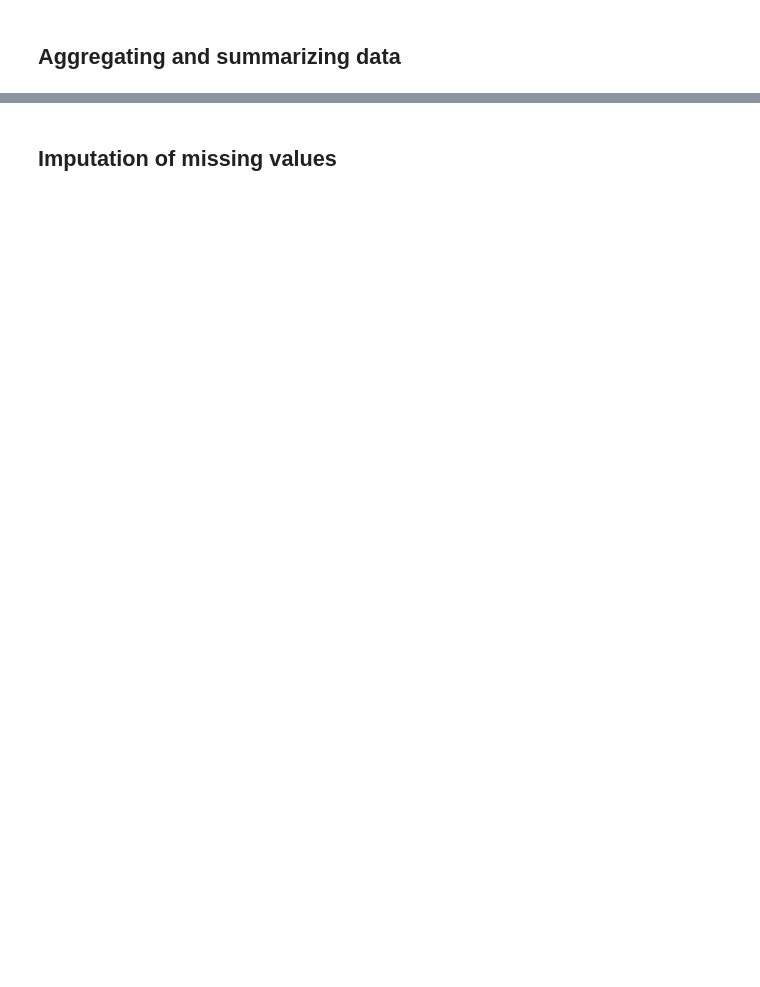
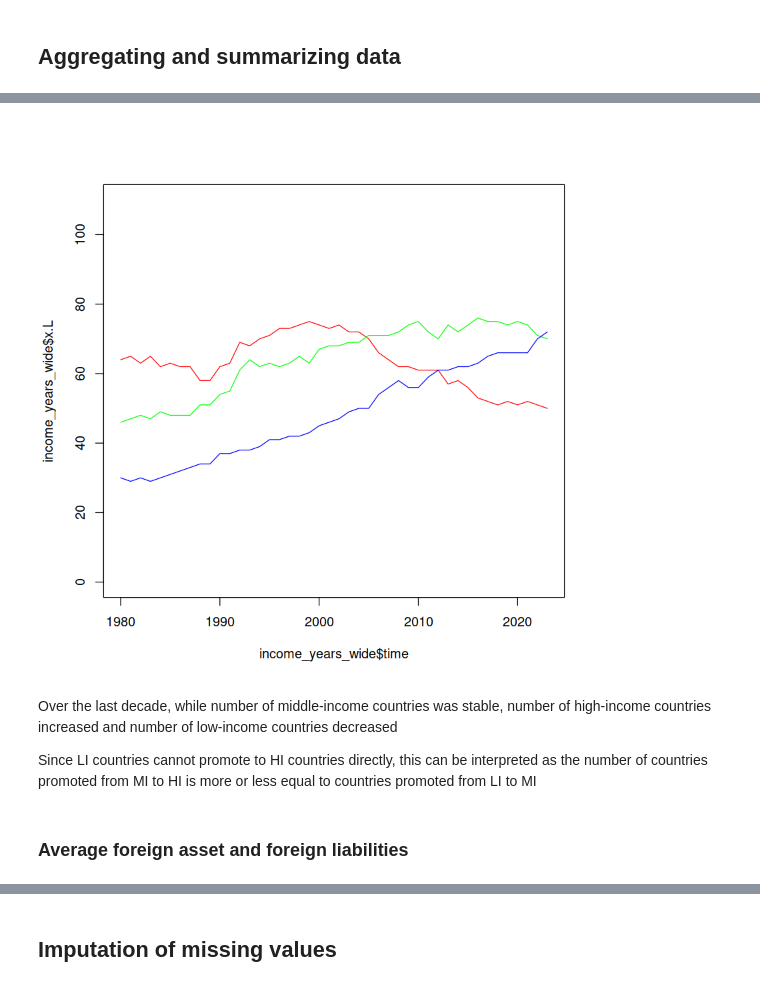
Before and after one commit to serhatcevikel/quick_r, a Jupyter notebook: 03_basic_data_science_with_R.ipynb, the cells around one changed output, grey strips where cells are left out. Cells and saved outputs as stored; diff of their text form; code cells hidden in the pictures; blank space fills up the shorter version.

```diff
--- a/03_basic_data_science_with_R.ipynb
+++ b/03_basic_data_science_with_R.ipynb
@@ -577,5 +591,6 @@ max(weo_ppp_long_2$NGDPRPPPPC, na.rm = T)
 # %% [output]
 [1] 172994.5
 # %%
-a <- cut(weo_ppp_long_2$NGDPRPPPPC,
-                                    breaks = c(0, 1000, 12000, max(weo_ppp_long_2$NGDPRPPPPC, na.rm = T)))
+weo_ppp_long_2$income_levels <- cut(weo_ppp_long_2$NGDPRPPPPC,
+                                    breaks = c(0, 5000, 20000, max(weo_ppp_long_2$NGDPRPPPPC, na.rm = T)),
+                                    labels = c("L", "M", "H"))
@@ -586,7 +597,3 @@ levels(a)
-# %%
-weo_ppp_long_2$income_levels <- cut(weo_ppp_long_2$NGDPRPPPPC,
-                                    breaks = c(0, 1000, 12000, max(weo_ppp_long_2$NGDPRPPPPC, na.rm = T)),
-                                    labels = c("L", "M", "H"))
 # %%
 weo_ppp_long_2[,3:6]
 # %% [output]
@@ -636,0 +1018,4 @@ Now similar to SQL joins, we will "merge" the weo_2016_wide and iip datasets usi
+# %%
+income_years <- aggregate(weo_ppp_long_2$Country,
+                          by = as.list(weo_ppp_long_2[,c("time","income_levels")]),
+                          FUN = length)
@@ -636,0 +1031,6 @@ Now similar to SQL joins, we will "merge" the weo_2016_wide and iip datasets usi
+# %%
+income_years_wide <- reshape(income_years,
+                      idvar = "time",
+                      v.names = "x",
+                      timevar = "income_levels",
+                      direction = "wide")
@@ -636,0 +1057,12 @@ Now similar to SQL joins, we will "merge" the weo_2016_wide and iip datasets usi
+# %%
+plot(x = income_years_wide$time, y = income_years_wide$x.L, col = "red", type = "l", ylim = c(0, 110))
+lines(x = income_years_wide$time, income_years_wide$x.M, col = "green")
+lines(x = income_years_wide$time, income_years_wide$x.H, col = "blue")
+# %% [output]
+[figure, added]
+# %% [markdown]
+Over the last decade, while number of middle-income countries was stable, number of high-income countries increased and number of low-income countries decreased
+
+Since LI countries cannot promote to HI countries directly, this can be interpreted as the number of countries promoted from MI to HI is more or less equal to countries promoted from LI to MI
+# %% [markdown]
+### Average foreign asset and foreign liabilities
```
Also changed, not shown: parts of 75 cells of this notebook.
